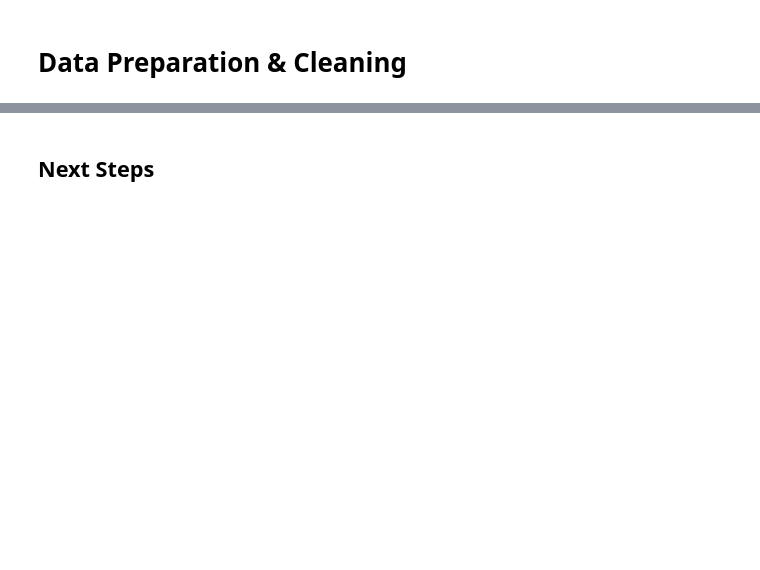
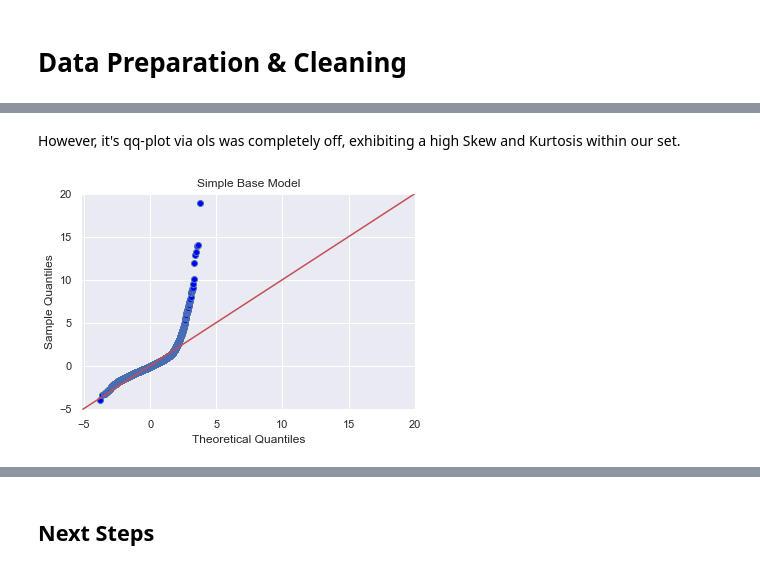
Before and after one commit to MossyJossy/Phase-2-Project, a Jupyter notebook: King County Housing Analysis.ipynb, the cells around one changed output, grey strips where cells are left out. Saved outputs shown, nothing was run; the diff lists cells and outputs as text; code cells hidden in the pictures; blank space fills up the shorter version.

```diff
--- a/King County Housing Analysis.ipynb
+++ b/King County Housing Analysis.ipynb
@@ -19,0 +64,6 @@ Before construction begins, they wish to see what architectual features of a hom
+# %% [markdown]
+However, it's qq-plot via ols was completely off, exhibiting a high Skew and Kurtosis within our set.
+# %%
+display.Image('Data Exploration/Images/Base_qqplot.png')
+# %% [output]
+[figure, added]
```
Also changed, not shown: parts of 22 cells of this notebook, 20 other files.
